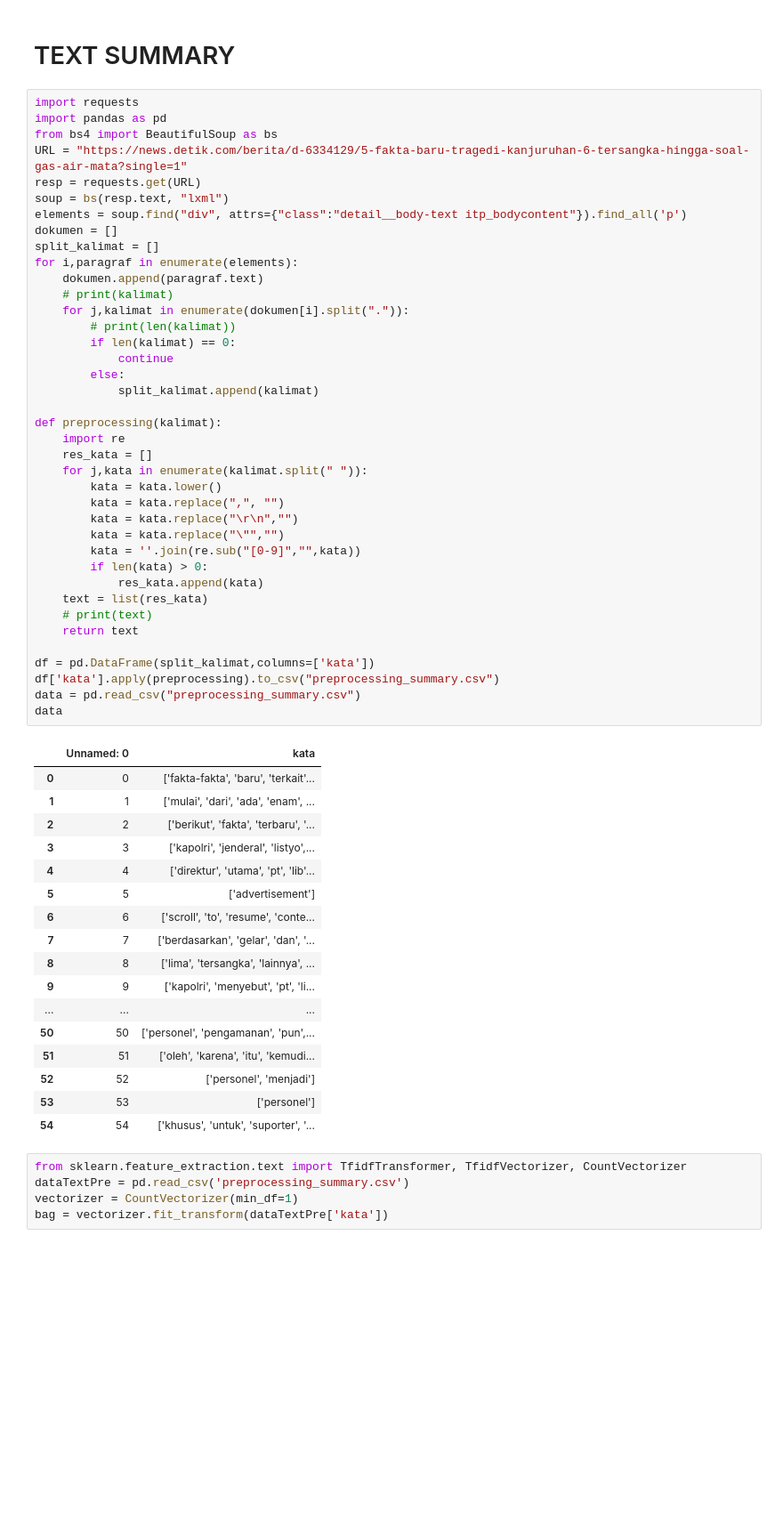
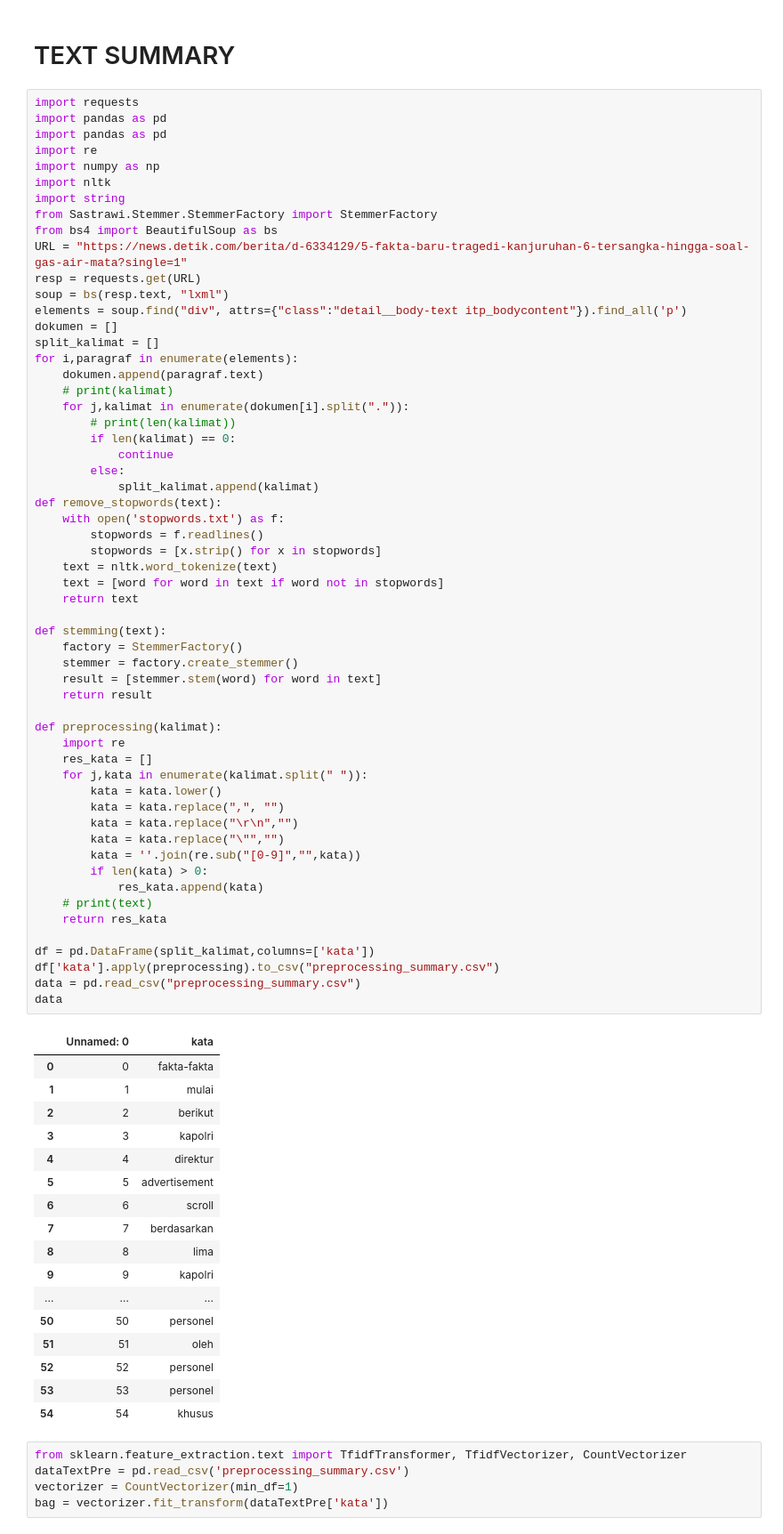
Before and after one commit to virgorasion/webmining, a Jupyter notebook: text_summary.ipynb, the cells around one changed output. Shown at 89% size. Cells and saved outputs as stored; diff of their text form; blank space fills up the shorter version.

```diff
--- a/text_summary.ipynb
+++ b/text_summary.ipynb
@@ -3,6 +3,12 @@
 # %%
 import requests
 import pandas as pd
+import pandas as pd
+import re
+import numpy as np
+import nltk
+import string
+from Sastrawi.Stemmer.StemmerFactory import StemmerFactory
 from bs4 import BeautifulSoup as bs
 URL = "https://news.detik.com/berita/d-6334129/5-fakta-baru-tragedi-kanjuruhan-6-tersangka-hingga-soal-gas-air-mata?single=1"
 resp = requests.get(URL)
@@ -12,51 +18,63 @@ dokumen = []
 split_kalimat = []
 for i,paragraf in enumerate(elements):
     dokumen.append(paragraf.text)
     # print(kalimat)
     for j,kalimat in enumerate(dokumen[i].split(".")):
         # print(len(kalimat))
         if len(kalimat) == 0:
             continue
         else:
             split_kalimat.append(kalimat)
+def remove_stopwords(text):
+    with open('stopwords.txt') as f:
+        stopwords = f.readlines()
+        stopwords = [x.strip() for x in stopwords]
+    text = nltk.word_tokenize(text)
+    text = [word for word in text if word not in stopwords]
+    return text
+
+def stemming(text):
+    factory = StemmerFactory()
+    stemmer = factory.create_stemmer()
+    result = [stemmer.stem(word) for word in text]
+    return result
 
 def preprocessing(kalimat):
     import re
     res_kata = []
     for j,kata in enumerate(kalimat.split(" ")):
         kata = kata.lower()
         kata = kata.replace(",", "")
         kata = kata.replace("\r\n","")
         kata = kata.replace("\"","")
         kata = ''.join(re.sub("[0-9]","",kata))
         if len(kata) > 0:
             res_kata.append(kata)
-    text = list(res_kata)
     # print(text)
-    return text
+    return res_kata
 
 df = pd.DataFrame(split_kalimat,columns=['kata'])
 df['kata'].apply(preprocessing).to_csv("preprocessing_summary.csv")
 data = pd.read_csv("preprocessing_summary.csv")
 data
 # %% [output]
 |  | Unnamed: 0 | kata |
-| 0 | 0 | ['fakta-fakta', 'baru', 'terkait'... |
-| 1 | 1 | ['mulai', 'dari', 'ada', 'enam', ... |
-| 2 | 2 | ['berikut', 'fakta', 'terbaru', '... |
-| 3 | 3 | ['kapolri', 'jenderal', 'listyo',... |
-| 4 | 4 | ['direktur', 'utama', 'pt', 'lib'... |
-| 5 | 5 | ['advertisement'] |
-| 6 | 6 | ['scroll', 'to', 'resume', 'conte... |
-| 7 | 7 | ['berdasarkan', 'gelar', 'dan', '... |
-| 8 | 8 | ['lima', 'tersangka', 'lainnya', ... |
-| 9 | 9 | ['kapolri', 'menyebut', 'pt', 'li... |
+| 0 | 0 | fakta-fakta |
+| 1 | 1 | mulai |
+| 2 | 2 | berikut |
+| 3 | 3 | kapolri |
+| 4 | 4 | direktur |
+| 5 | 5 | advertisement |
+| 6 | 6 | scroll |
+| 7 | 7 | berdasarkan |
+| 8 | 8 | lima |
+| 9 | 9 | kapolri |
 | ... | ... | ... |
-| 50 | 50 | ['personel', 'pengamanan', 'pun',... |
-| 51 | 51 | ['oleh', 'karena', 'itu', 'kemudi... |
-| 52 | 52 | ['personel', 'menjadi'] |
-| 53 | 53 | ['personel'] |
-| 54 | 54 | ['khusus', 'untuk', 'suporter', '... |
+| 50 | 50 | personel |
+| 51 | 51 | oleh |
+| 52 | 52 | personel |
+| 53 | 53 | personel |
+| 54 | 54 | khusus |
 # %%
 from sklearn.feature_extraction.text import TfidfTransformer, TfidfVectorizer, CountVectorizer
 dataTextPre = pd.read_csv('preprocessing_summary.csv')
```
Also changed, not shown: parts of 3 cells of this notebook, 7 other files.
